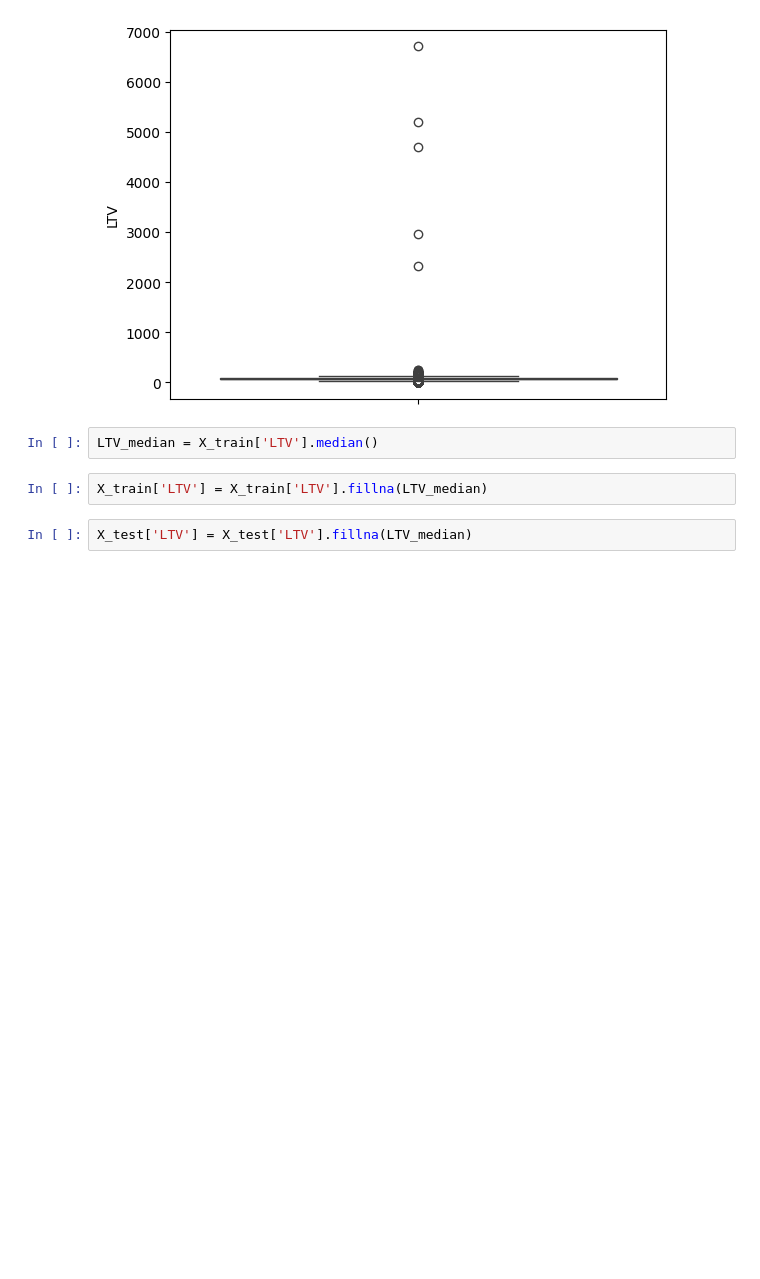
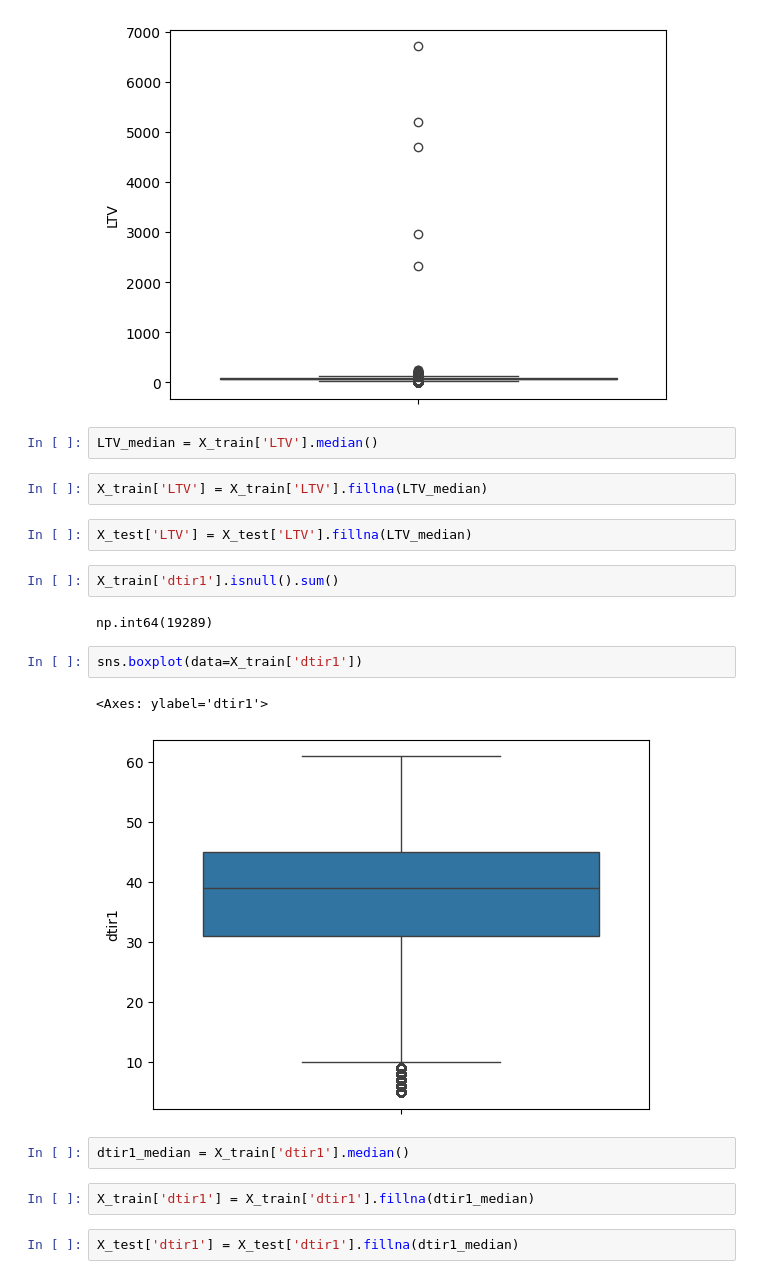
Before and after one commit to YASH280626/loan-default-prediction, a Jupyter notebook: analysis.ipynb, the cells around one changed output. Cells and saved outputs as stored; diff of their text form; blank space fills up the shorter version.

Commit message:
Perfomed Imputation on missing values of dtir1 feature

```diff
--- a/analysis.ipynb
+++ b/analysis.ipynb
@@ -1213,3 +1213,18 @@ LTV_median = X_train['LTV'].median()
 X_train['LTV'] = X_train['LTV'].fillna(LTV_median)
 # %%
 X_test['LTV'] = X_test['LTV'].fillna(LTV_median)
+# %%
+X_train['dtir1'].isnull().sum()
+# %% [output]
+np.int64(19289)
+# %%
+sns.boxplot(data=X_train['dtir1'])
+# %% [output]
+<Axes: ylabel='dtir1'>
+[figure, added]
+# %%
+dtir1_median = X_train['dtir1'].median()
+# %%
+X_train['dtir1'] = X_train['dtir1'].fillna(dtir1_median)
+# %%
+X_test['dtir1'] = X_test['dtir1'].fillna(dtir1_median)
```
